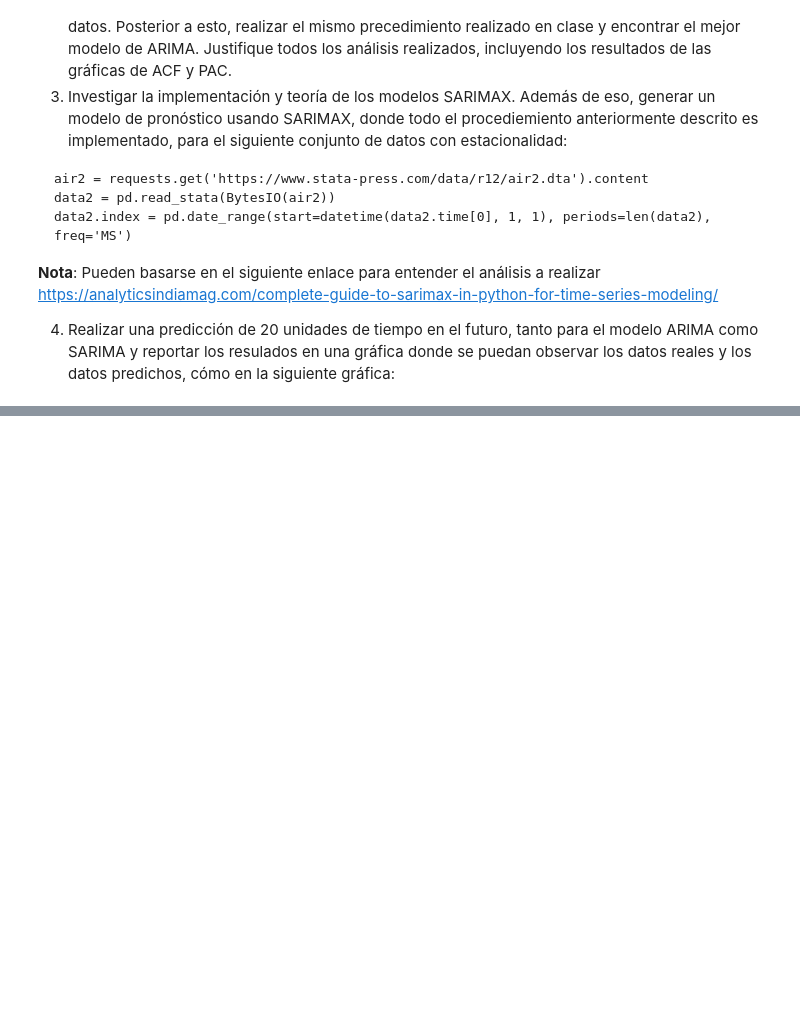
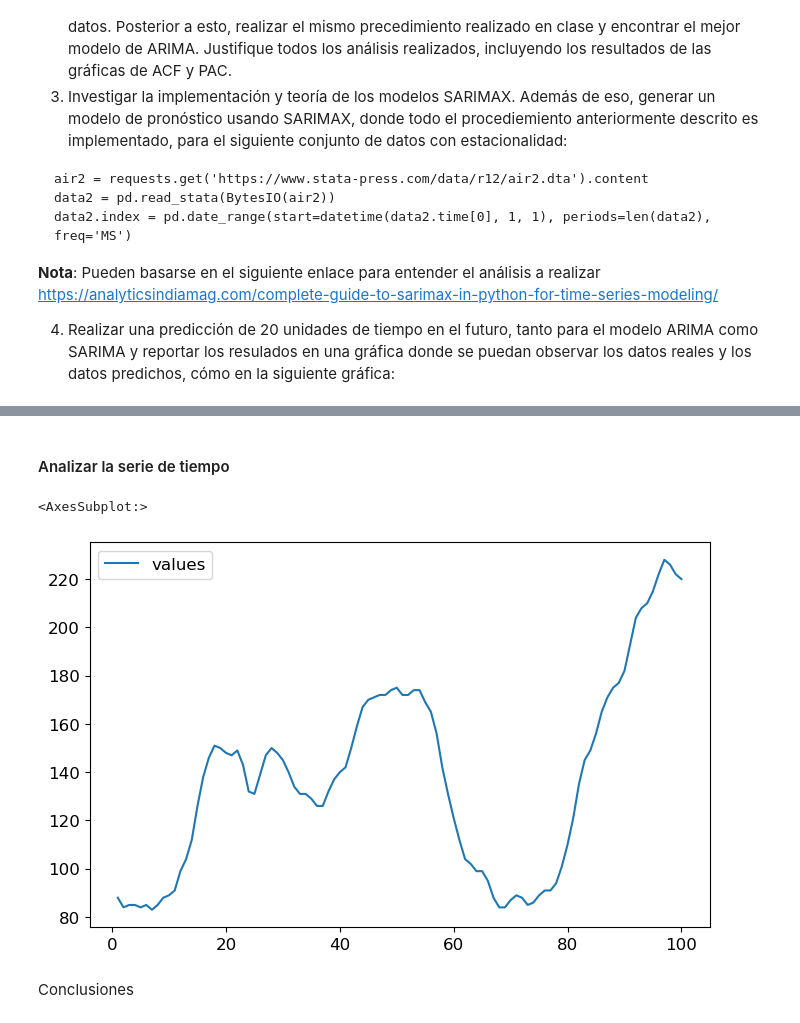
Before and after one commit to Claudia0806/Tarea2_CCCastillejos_LXPerez, a Jupyter notebook: Tarea2_CCCastillejos_LXPerez.ipynb, the cells around one changed output, grey strips where cells are left out. Cells and saved outputs as stored; diff of their text form; code cells hidden in the pictures; blank space fills up the shorter version.

```diff
--- a/Tarea2_CCCastillejos_LXPerez.ipynb
+++ b/Tarea2_CCCastillejos_LXPerez.ipynb
@@ -57,0 +90,11 @@ FileNotFoundError: [Errno 2] No such file or directory: 'datasets/WWWusage.csv'
+# %% [markdown]
+
+#### Analizar la serie de tiempo
+# %%
+# Mostramos la serie de tiempo
+df.plot(figsize=(8,5))
+# %% [output]
+<AxesSubplot:>
+[figure, added]
+# %% [markdown]
+Conclusiones
```
Also changed, not shown: parts of 26 cells of this notebook.
